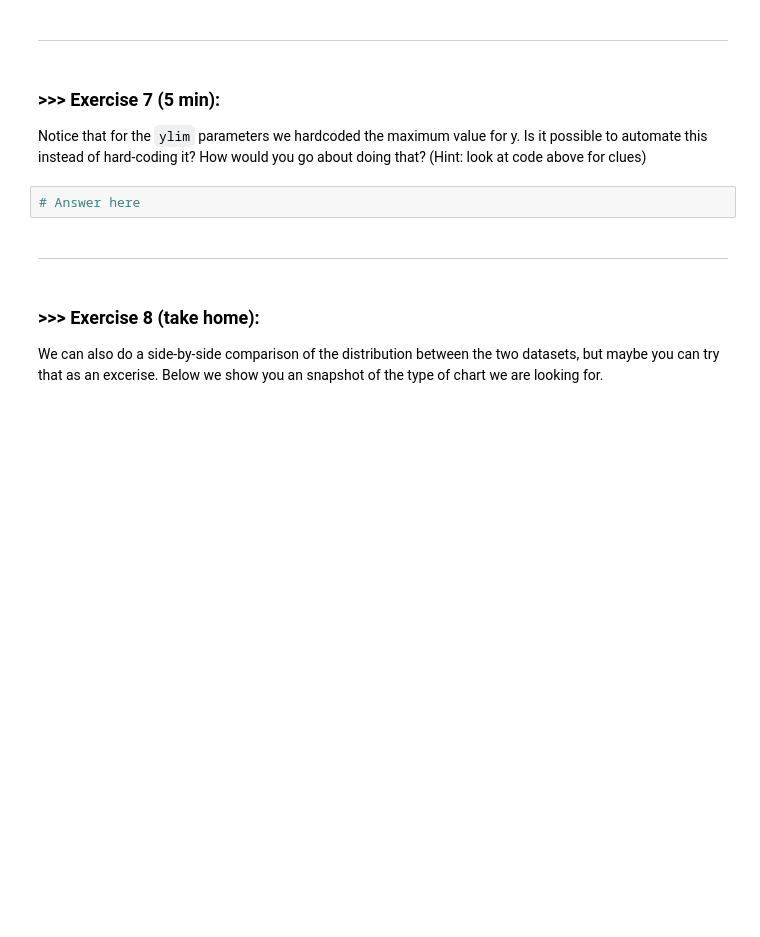
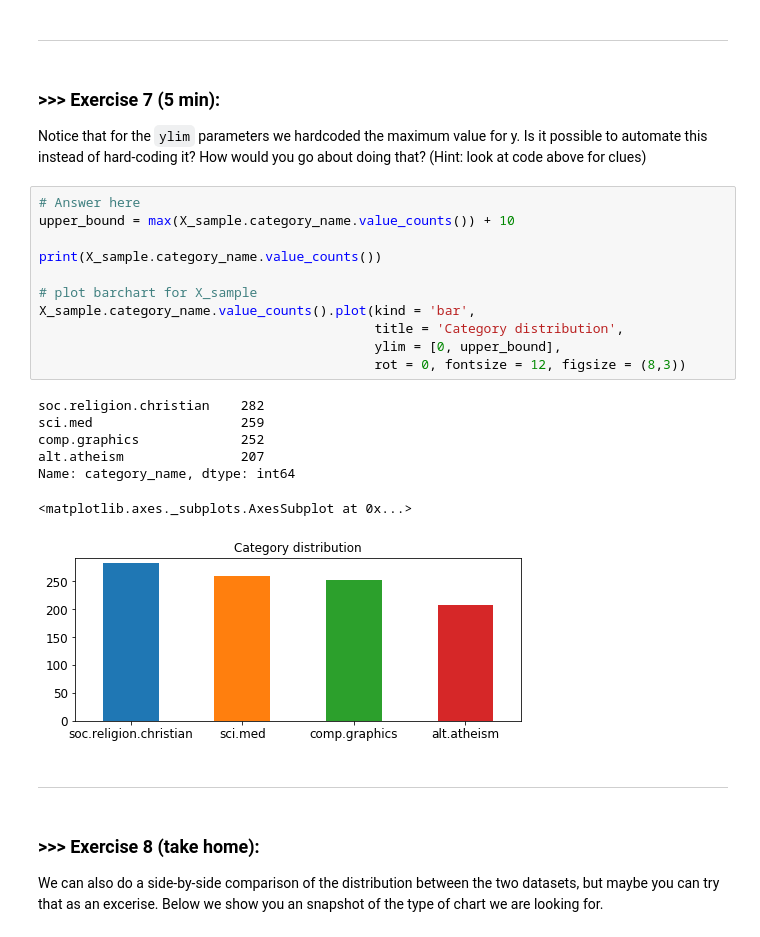
Before and after one commit to omarsar/data_mining_lab, a Jupyter notebook: news_data_mining.ipynb, the cells around one changed output. Drawn from its saved outputs; the diff is of its cells as text; blank space fills up the shorter version.

```diff
--- a/news_data_mining.ipynb
+++ b/news_data_mining.ipynb
@@ -717,8 +783,25 @@
 # %% [markdown]
 ### >>> **Exercise 7 (5 min):**
 Notice that for the `ylim` parameters we hardcoded the maximum value for y. Is it possible to automate this instead of hard-coding it? How would you go about doing that? (Hint: look at code above for clues)
-# %%
-# Answer here
+# %%
+# Answer here
+upper_bound = max(X_sample.category_name.value_counts()) + 10
+
+print(X_sample.category_name.value_counts())
+
+# plot barchart for X_sample
+X_sample.category_name.value_counts().plot(kind = 'bar',
+                                           title = 'Category distribution',
+                                           ylim = [0, upper_bound],
+                                           rot = 0, fontsize = 12, figsize = (8,3))
+# %% [output]
+soc.religion.christian    282
+sci.med                   259
+comp.graphics             252
+alt.atheism               207
+Name: category_name, dtype: int64
+<matplotlib.axes._subplots.AxesSubplot at 0x...>
+[figure, added]
 # %% [markdown]
 ---
 # %% [markdown]
```
Also changed, not shown: parts of 17 cells of this notebook.
